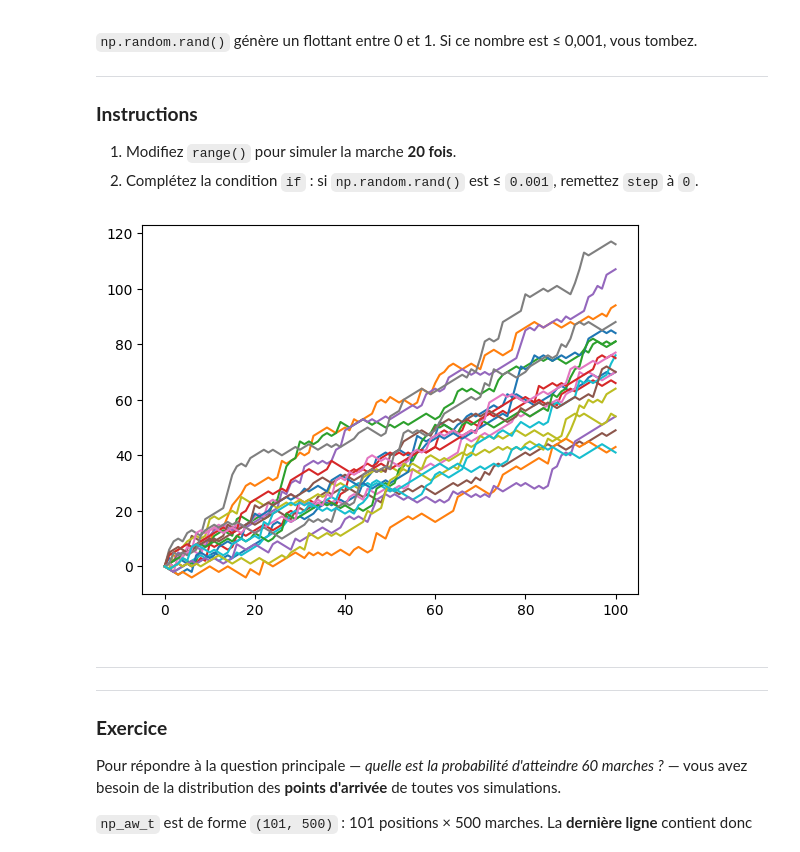
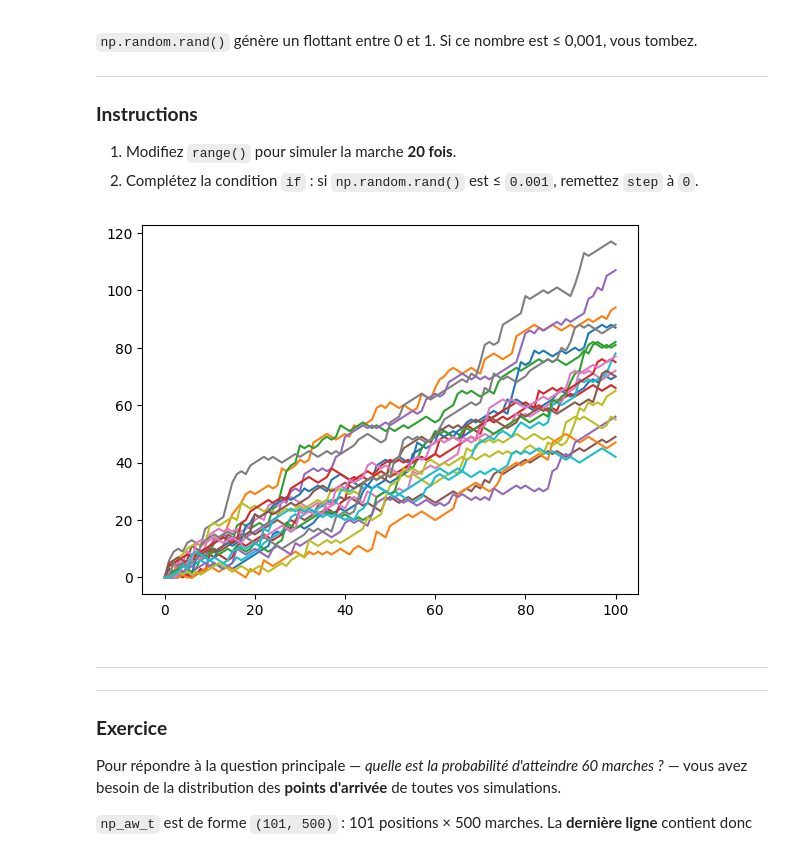
Before and after one commit to clement-boinet/upjv-python-datascience, a Jupyter notebook: td07_enonce.ipynb, the cells around one changed output. Cells and saved outputs as stored; diff of their text form; code cells hidden in the pictures.

```diff
--- a/td07_enonce.ipynb
+++ b/td07_enonce.ipynb
@@ -303,7 +303,7 @@ for x in range(100) :
     dice = np.random.randint(1,7)
 
     if dice <= 2:
-        step = step - 1
+        step = max(0, step - 1)
     elif dice <= 5:
         step = step + 1
     else:
@@ -358,7 +358,7 @@ for i in range(5) :
         dice = np.random.randint(1,7)
 
         if dice <= 2:
-            step = step - 1
+            step = max(0, step - 1)
         elif dice <= 5:
             step = step + 1
         else:
@@ -399,7 +399,7 @@ for i in range(5) :
         step = random_walk[-1]
         dice = np.random.randint(1,7)
         if dice <= 2:
-            step = step - 1
+            step = max(0, step - 1)
         elif dice <= 5:
             step = step + 1
         else:
@@ -446,35 +446,35 @@ import matplotlib.pyplot as plt
 np.random.seed(123)
 
 # clear the plot so it doesn't get cluttered if you run this many times
 plt.clf()
 
 # Simulate random walk 20 times
 all_walks = []
 for i in range(20) :
     random_walk = [0]
     for x in range(100) :
         step = random_walk[-1]
         dice = np.random.randint(1,7)
         if dice <= 2:
-            step = step - 1
+            step = max(0, step - 1)
         elif dice <= 5:
             step = step + 1
         else:
             step = step + np.random.randint(1,7)
 
         # Implement clumsiness
         if np.random.rand() <= 0.001 :
             step = 0
 
         random_walk.append(step)
     all_walks.append(random_walk)
 
 # Create and plot np_aw_t
 np_aw_t = np.transpose(np.array(all_walks))
 plt.plot(np_aw_t)
 plt.show()
 # %% [output]
-[figure, old version]
+[figure, new version]
 # %% [markdown]
 ---
 ---
```
Also changed, not shown: parts of 3 cells of this notebook.
